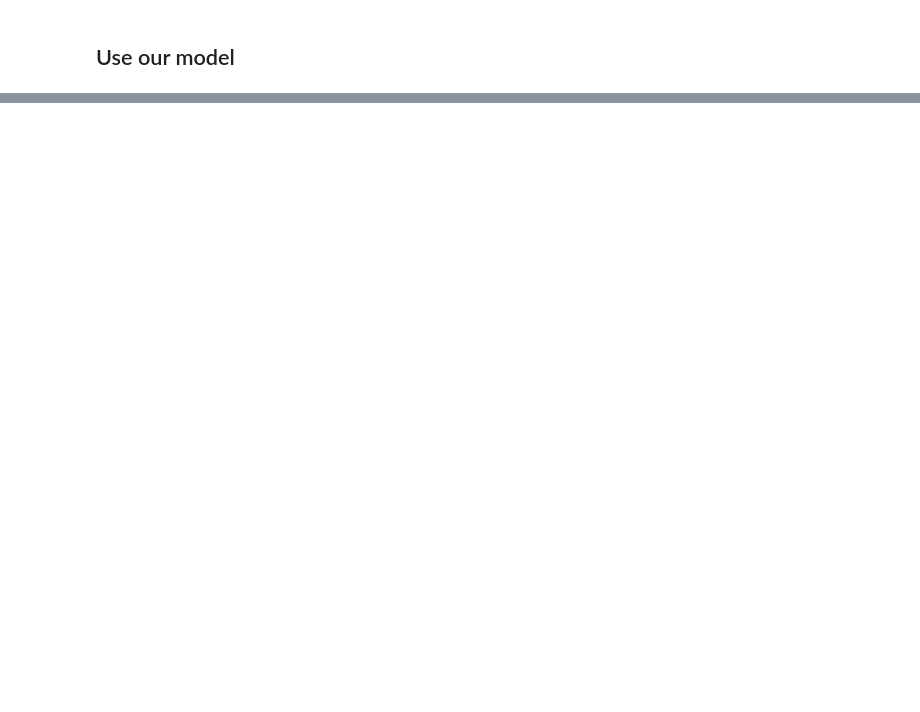
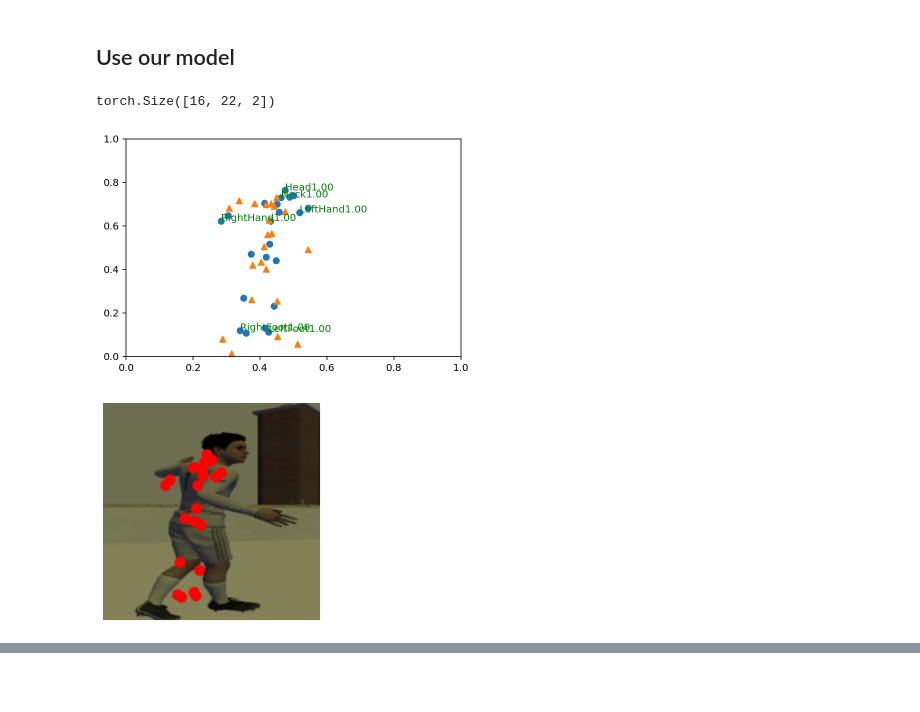
Before and after one commit to spykecb/motion-tracker, a Jupyter notebook: Motion Tracker.ipynb, the cells around one changed output, grey strips where cells are left out. Saved outputs shown, nothing was run; the diff lists cells and outputs as text; code cells hidden in the pictures; blank space fills up the shorter version.

```diff
--- a/Motion Tracker.ipynb
+++ b/Motion Tracker.ipynb
@@ -244,7 +246,7 @@ bceloss = nn.BCEWithLogitsLoss()
 # cross = nn.CrossEntropyLoss()
 print(torch.cuda.get_device_name(0))
 train_losses, test_losses = [], []
-epochs = 15
+epochs = 10
 print(model)
 
 model.to(device)
@@ -265,10 +267,11 @@ for e in range(epochs):
 
         #2. calculate loss
 #         print(ps[0], positions[0])
-        _loss = criterion(ps, output["positions"])
+        _loss = criterion(ps, output["positions"]) / 32
         _bceloss = bceloss(confidences, output["confidences"])
         loss = _loss + _bceloss
-#         loss = my_loss(ps, output["positions"])
+#         print(ps, output["positions"])
+#         loss = criterion(ps, output["positions"]) / 4
         #0. Clear the gradients, do this because gradients are accumulated
         optimizer.zero_grad()
 
@@ -291,11 +294,11 @@ for e in range(epochs):
                     inp[k] = inp[k].to(device)
                 for k in output:
                     output[k] = output[k].to(device)
-                ps, confidences = model.forward(inp["images"], inp["details"], inp["bboxes"])
-                _loss = criterion(ps, output["positions"])
-                _bceloss = bceloss(confidences, output["confidences"])
+                ps, confidences  = model.forward(inp["images"], inp["details"], inp["bboxes"])
+                _loss = criterion(ps, output["positions"]) / 32
+                _bceloss = bceloss(confidences, output["confidences"]) / 4
                 test_loss += _loss + _bceloss
-#                 test_loss += my_loss(ps, output["positions"])
+#                 test_loss += criterion(ps, output["positions"])
 
 
         model.train()
@@ -359,7 +372,7 @@ with torch.no_grad():
     for k in output:
         output[k] = output[k].to('cpu')
 
-    logps, confidences = model.forward(inp["images"], inp["details"], inp["bboxes"])
+    logps,confidences = model.forward(inp["images"], inp["details"], inp["bboxes"])
     logps_denormalized = logps
     labels_denormalized = output["positions"]
     print(logps.shape)
@@ -381,35 +394,39 @@ ax = plt.axes()
 
 # zdata = positions.T[1]
 xdata = positions.T[0]
 ydata = positions.T[1]
 ax.set_xlim((0,1))
 ax.set_ylim((0,1))
 ax.scatter(xdata, [1 - y for y in ydata]);
 
 # zdata_e = positions_expected.T[1]
 xdata_e = positions_expected.T[0]
 ydata_e = positions_expected.T[1]
 ax.scatter(xdata_e, [1 - y for y in ydata_e], marker='^')
 helper.imshow(inp["images"][0], xdata=xdata, ydata=ydata)
 
 for i, pos in enumerate(positions):
     label = None
     if i == 4:
         label = "Neck"
     elif i == 5:
         label = "Head"
     elif i == 9:
         label = "LeftHand"
     elif i == 12:
         label = "LeftFoot"
     elif i == 17:
         label = "RightHand"
     elif i == 20:
         label = "RightFoot"
     if label is not None:
-        label = label + "{:.2f}".format(confidences[0][i].item())
-#         label = label + "{:.2f}".format(output["confidences"][0][i].item())
+#         label = label + "{:.2f}".format(confidences[0][i].item())
+        label = label + "{:.2f}".format(output["confidences"][0][i].item())
         ax.text(pos[0], 1 - pos[1], label, None, color="green")
+# %% [output]
+torch.Size([16, 22, 2])
+[figure, added]
+[figure, added]
 # %%
 distances = []
 for i, pos in enumerate(positions):
```
Also changed, not shown: parts of 9 cells of this notebook, 1 other file.
